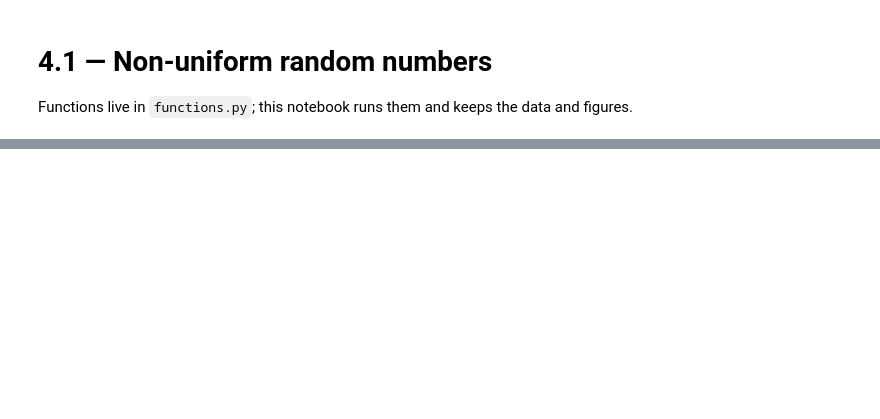
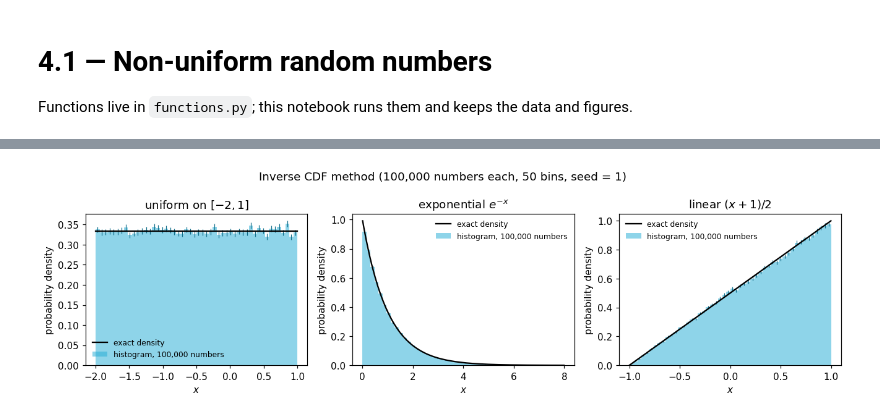
Before and after one commit to MathiMuts/Advanced-Monte-Carlo, a Jupyter notebook: Exercises/4.01-non-uniform-random-numbers/code.ipynb, the cells around one changed output, grey strips where cells are left out. Cells and saved outputs as stored; diff of their text form; code cells hidden in the pictures; blank space fills up the shorter version.

```diff
--- a/Exercises/4.01-non-uniform-random-numbers/code.ipynb
+++ b/Exercises/4.01-non-uniform-random-numbers/code.ipynb
@@ -153,18 +4,0 @@ for points spread evenly over the disk it should follow the line $2r$.
-# %%
-fig, ax = plt.subplots(figsize=(5.5, 3.8))
-for (x, y), label, colour in [((x_hm, y_hm), "(c) hit-and-miss", KUL_BLUES[0]),
-                              ((x_pol, y_pol), r"(d) polar, $r=\sqrt{u}$", KUL_BLUES[2]),
-                              ((x_naive, y_naive), r"wrong: $r=u$", "tab:red")]:
-    r = np.sqrt(x**2 + y**2)
-    centres, density, error, _ = density_histogram(r, BINS, (0, 1))
-    ax.errorbar(centres, density, yerr=error, fmt="o", ms=2.5, color=colour, label=label)
-
-r_line = np.linspace(0, 1, 100)
-ax.plot(r_line, 2 * r_line, "k", lw=1.2, label="exact $f_r(r) = 2r$")
-ax.set_xlabel("$r$")
-ax.set_ylabel("probability density of $r$")
-ax.set_title(f"Radial density ({info})", fontsize=9)
-ax.legend(frameon=False, fontsize=8)
-fig.tight_layout()
-save_figure(fig, "cd_radial_density")
-plt.show()
@@ -172,0 +55,22 @@ plt.show()
+# %%
+u = rng.random(N)        # N uniform numbers in [0, 1)
+x_uniform = -2 + 3 * u
+
+u = rng.random(N)
+x_exp = -np.log(1 - u)   # 1 - u is never 0, so the log is safe
+
+u = rng.random(N)
+x_linear = 2 * np.sqrt(u) - 1
+# %%
+fig, axes = plt.subplots(1, 3, figsize=(12, 3.5))
+
+plot_histogram(axes[0], x_uniform, lambda x: np.full_like(x, 1 / 3), -2, 1, BINS, "uniform on $[-2,1]$")
+plot_histogram(axes[1], x_exp, lambda x: np.exp(-x), 0, 8, BINS, "exponential $e^{-x}$")
+plot_histogram(axes[2], x_linear, lambda x: (x + 1) / 2, -1, 1, BINS, "linear $(x+1)/2$")
+
+fig.suptitle(f"Inverse CDF method ({N:,} numbers each, {BINS} bins, seed = {SEED})")
+fig.tight_layout()
+save_figure(fig, "a_inverse_cdf")
+plt.show()
+# %% [output]
+[figure, added]
```
Also changed, not shown: parts of 34 cells of this notebook, 28 other files.
